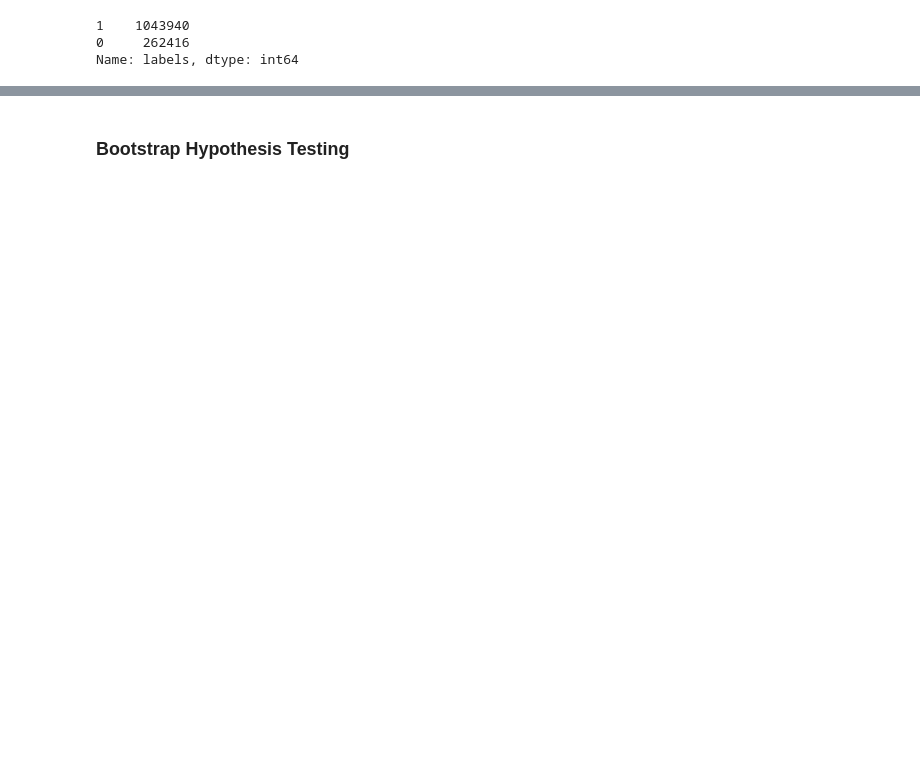
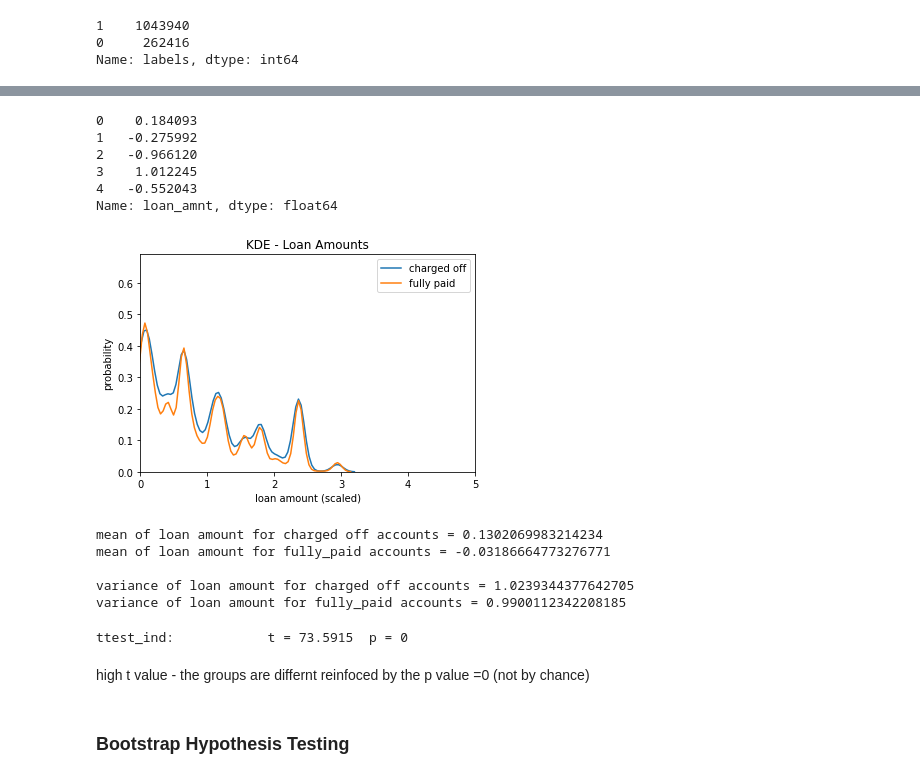
Before and after one commit to jslaga/SpringboardDSC, a Jupyter notebook: Capstone2/StatAnalysis.ipynb, the cells around one changed output, grey strips where cells are left out. Saved outputs shown, nothing was run; the diff lists cells and outputs as text; code cells hidden in the pictures; blank space fills up the shorter version.

```diff
--- a/Capstone2/StatAnalysis.ipynb
+++ b/Capstone2/StatAnalysis.ipynb
@@ -22,0 +24,10 @@ divide group into default-1 and non default-0  for bootstrapping
+# %%
+# Subset into two dataframes: charged_off(0) and fully_paid(1)
+
+charged_off = cl_df[cl_df.labels == 0]
+fully_paid = cl_df[cl_df.labels == 1]
+
+charged_off.reset_index(inplace=True)
+fully_paid.reset_index(inplace=True)
+
+fully_paid.head()
@@ -23,2 +42,56 @@ divide group into default-1 and non default-0  for bootstrapping
+# %%
+# Filter df to get only the loan_amnt column
+
+loan_charged_off = charged_off.loan_amnt
+loan_fully_paid = fully_paid.loan_amnt
+
+loan_charged_off.head()
+# %% [output]
+0    0.184093
+1   -0.275992
+2   -0.966120
+3    1.012245
+4   -0.552043
+Name: loan_amnt, dtype: float64
+# %%
+# Visualize the datasets using histogram \ KDE plots
+
+ax = sns.distplot(loan_charged_off, bins=int(np.sqrt(len(charged_off))),
+                  kde=True, hist = False, label = 'charged off')
+ax = sns.distplot(loan_fully_paid, bins=int(np.sqrt(len(fully_paid))),
+                  kde=True, hist = False , label = 'fully paid')
+ax.set(xlabel='loan amount (scaled)', ylabel='probability', xlim = (0,5),
+       title = 'KDE - Loan Amounts')
+
+plt.show()
+# %% [output]
+[figure, added]
+# %%
+# Compute mean and variance of the two samples
+loan_co_mean = np.mean(loan_charged_off)
+loan_fp_mean = np.mean(loan_fully_paid)
+
+loan_co_var = np.var(loan_charged_off)
+loan_fp_var = np.var(loan_fully_paid)
+
+print('mean of loan amount for charged off accounts =', loan_co_mean)
+print('mean of loan amount for fully_paid accounts =', loan_fp_mean)
+
+print('\nvariance of loan amount for charged off accounts =', loan_co_var)
+print('variance of loan amount for fully_paid accounts =', loan_fp_var)
+# %% [output]
+mean of loan amount for charged off accounts = 0.1302069983214234
+mean of loan amount for fully_paid accounts = -0.03186664773276771
+
+variance of loan amount for charged off accounts = 1.0239344377642705
+variance of loan amount for fully_paid accounts = 0.9900112342208185
+# %%
+# Use scipy.stats.ttest_ind
+t, p = scipy.stats.ttest_ind(loan_charged_off, loan_fully_paid, equal_var=False)
+print("ttest_ind:            t = %g  p = %g" % (t, p))
+# %% [output]
+ttest_ind:            t = 73.5915  p = 0
+# %% [markdown]
+ high t value - the groups are differnt reinfoced by the p value =0 (not by chance)
 # %% [markdown]
 ### Bootstrap Hypothesis Testing
```
Also changed, not shown: parts of 24 cells of this notebook, 1 other file.
